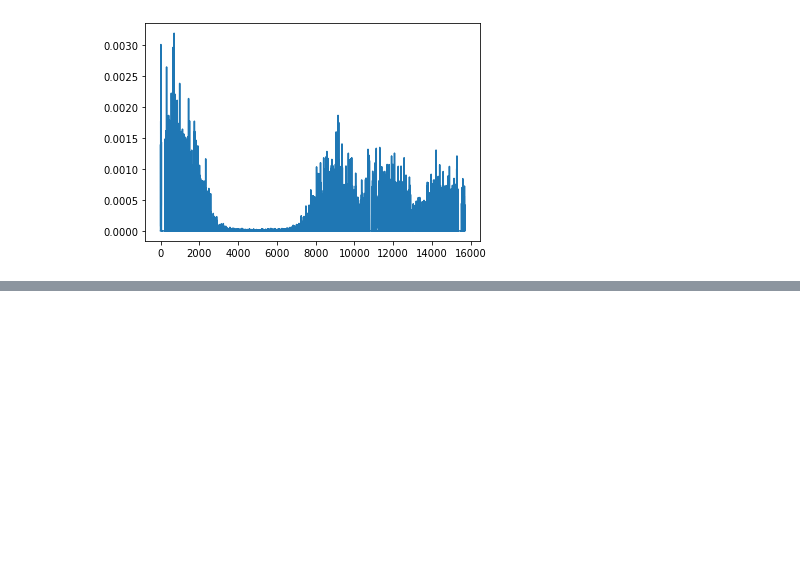
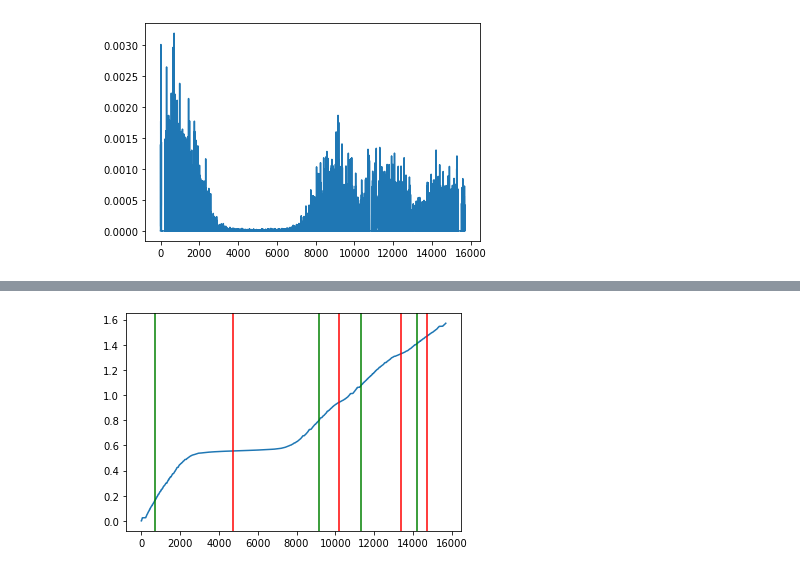
Before and after one commit to fieldmapp/Mobile-Data-Collection, a Jupyter notebook: DrivingViewProcessor/movement_analysis.ipynb, the cells around one changed output, grey strips where cells are left out. Cells and saved outputs as stored; diff of their text form; code cells hidden in the pictures; blank space fills up the shorter version.

```diff
--- a/DrivingViewProcessor/test.ipynb
+++ b/DrivingViewProcessor/movement_analysis.ipynb
@@ -77,0 +82,8 @@ plt.plot(smoothed_gradient)
+# %%
+plt.plot(deg)
+for min_peak in min_peaks:
+    plt.axvline(min_peak, color='r')
+for max_peak in max_peaks:
+    plt.axvline(max_peak, color='g')
+# %% [output]
+[figure, added]
```
Also changed, not shown: parts of 7 cells of this notebook, 3 other files.
